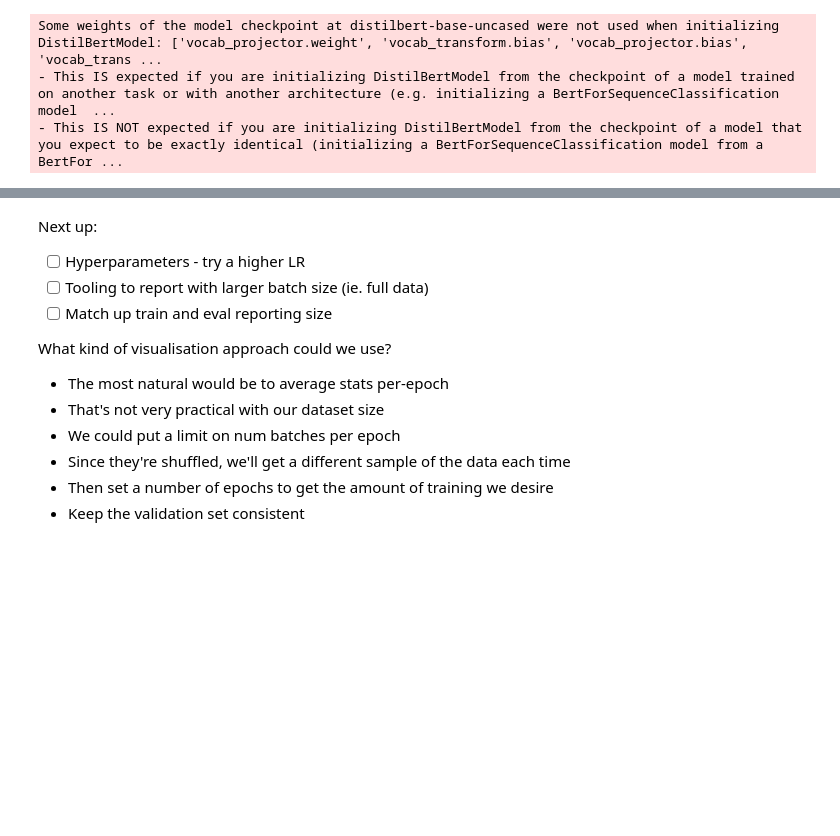
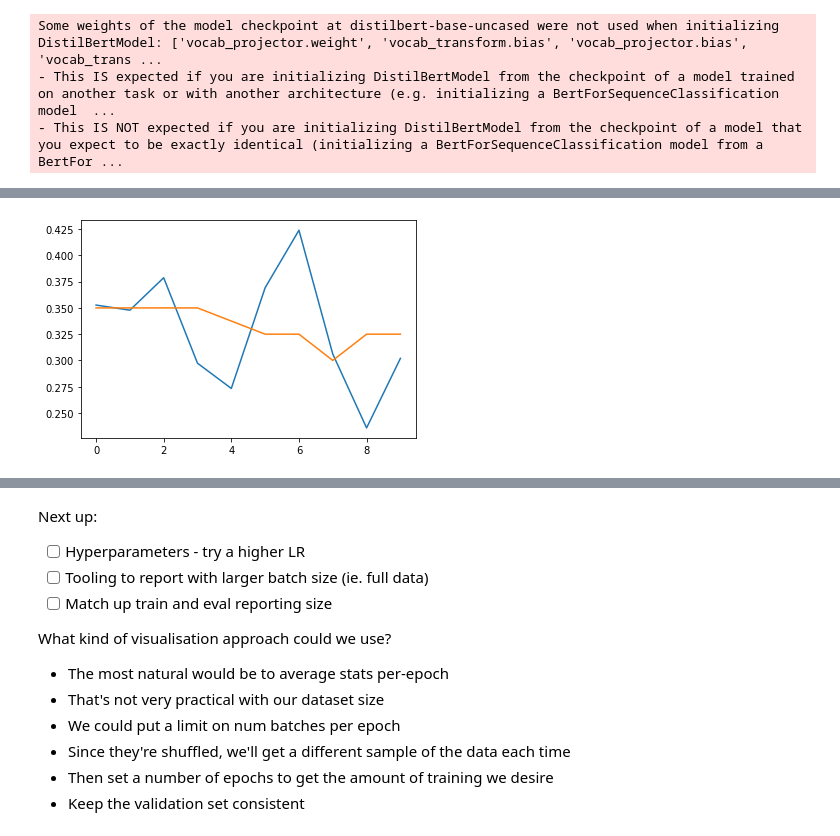
Before and after one commit to RohanM/news-bias, a Jupyter notebook: finetune.ipynb, the cells around one changed output, grey strips where cells are left out. Cells and saved outputs as stored; diff of their text form; code cells hidden in the pictures; blank space fills up the shorter version.

```diff
--- a/finetune.ipynb
+++ b/finetune.ipynb
@@ -268,5 +271,7 @@ plot_results(results)
 model.unfreeze_base()
 # %%
 trainer = Trainer(model, train_dataloader, valid_dataloader, lr=0.00001, acc_thresh=0.2)
-results = trainer.train(2)
-plot_results(results)
+results = trainer.train(10, max_batches=10)
+plot_results(results, 1)
+# %% [output]
+[figure, added]
```
Also changed, not shown: parts of 9 cells of this notebook.
